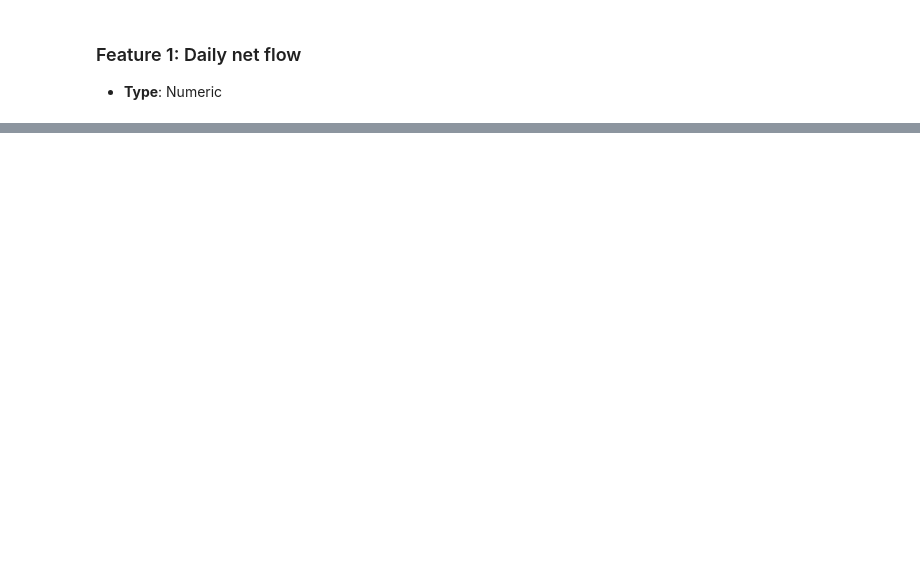
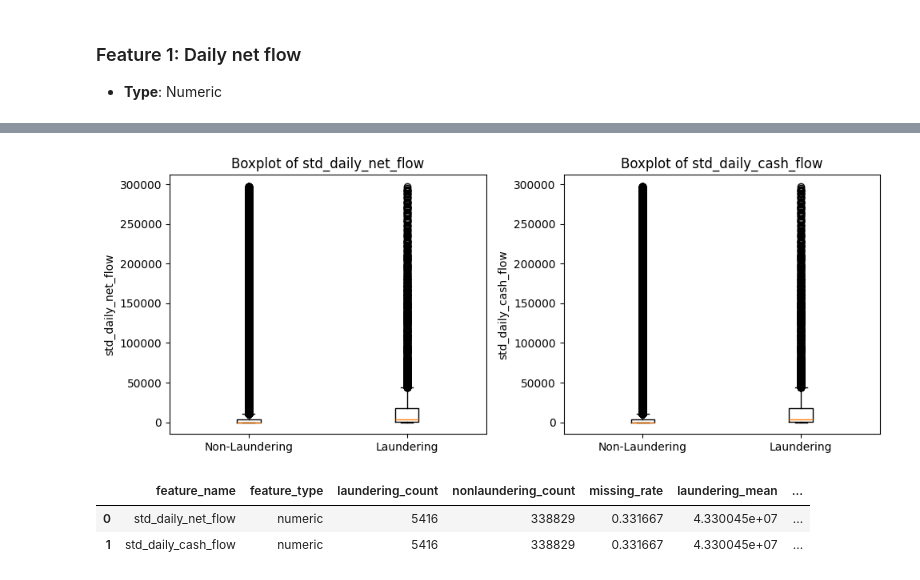
Before and after one commit to euph00/AML-GNN-project, a Jupyter notebook: Feature_Engineering/Feature Engineering.ipynb, the cells around one changed output, grey strips where cells are left out. Saved outputs shown, nothing was run; the diff lists cells and outputs as text; code cells hidden in the pictures; blank space fills up the shorter version.

```diff
--- a/Feature_Engineering/Feature Engineering.ipynb
+++ b/Feature_Engineering/Feature Engineering.ipynb
@@ -544,2 +534,0 @@ print(trans_df['timestamp'].max())
-# %%
-trans_df['net_flow_ratio'] = trans_df['daily_net_flow'] / (trans_df['total_sent'] + trans_df['total_received'] + 1e-6)
@@ -570,0 +569,2 @@ trans_df[trans_df['net_flow_ratio'] > 1000][['transaction_id', 'from_account', '
+# %%
+daily_df = compute_daily_net_flow_feature(trans_df)
@@ -570,0 +585,20 @@ trans_df[trans_df['net_flow_ratio'] > 1000][['transaction_id', 'from_account', '
+# %%
+# Calculate variation (standard deviation) of daily_net_flow and daily_cash_flow for each from_account
+daily_variation = daily_df.groupby('from_account')[['daily_net_flow', 'daily_cash_flow']].std().rename(
+    columns={'daily_net_flow': 'std_daily_net_flow', 'daily_cash_flow': 'std_daily_cash_flow'}
+)
+
+# Add these features to acc_df
+acc_df = acc_df.join(daily_variation, how='left')
+# %%
+acc_df['normalized_std_daily_net_flow'] = acc_df['std_daily_net_flow'] / abs(acc_df['net_flow'])
+acc_df['normalized_std_daily_cash_flow'] = acc_df['std_daily_cash_flow'] / abs(acc_df['cash_flow'])
+# %%
+cp = compare_feature_by_class(acc_df,'laundering',['std_daily_net_flow','std_daily_cash_flow'])
+visualize_feature_comparison(cp, 0.2, source_df=acc_df, column='laundering')  # Pass acc_df as source
+cp
+# %% [output]
+[figure, added]
+|  | feature_name | feature_type | laundering_count | nonlaundering_count | missing_rate | laundering_mean | ... |
+| 0 | std_daily_net_flow | numeric | 5416 | 338829 | 0.331667 | 4.330045e+07 | ... |
+| 1 | std_daily_cash_flow | numeric | 5416 | 338829 | 0.331667 | 4.330045e+07 | ... |
```
Also changed, not shown: parts of 30 cells of this notebook, 3 other files.
